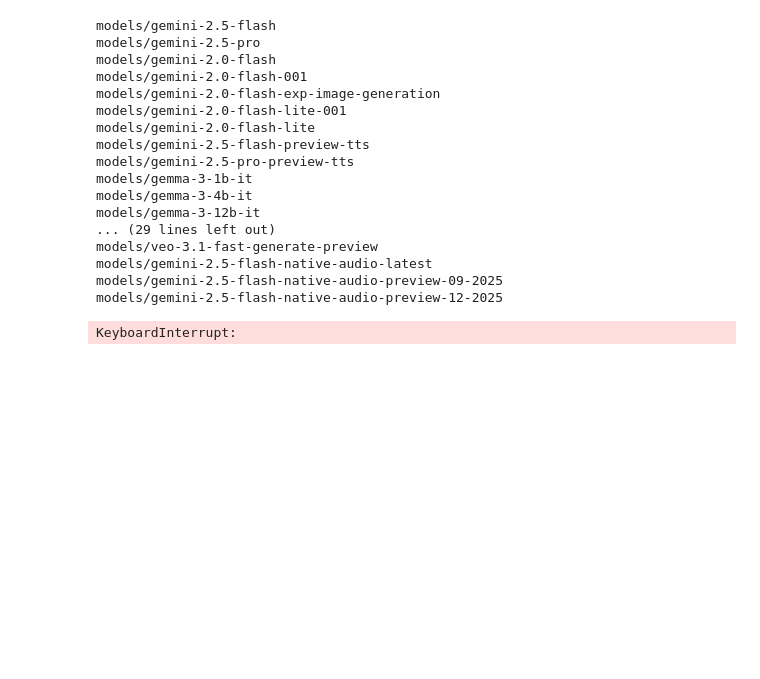
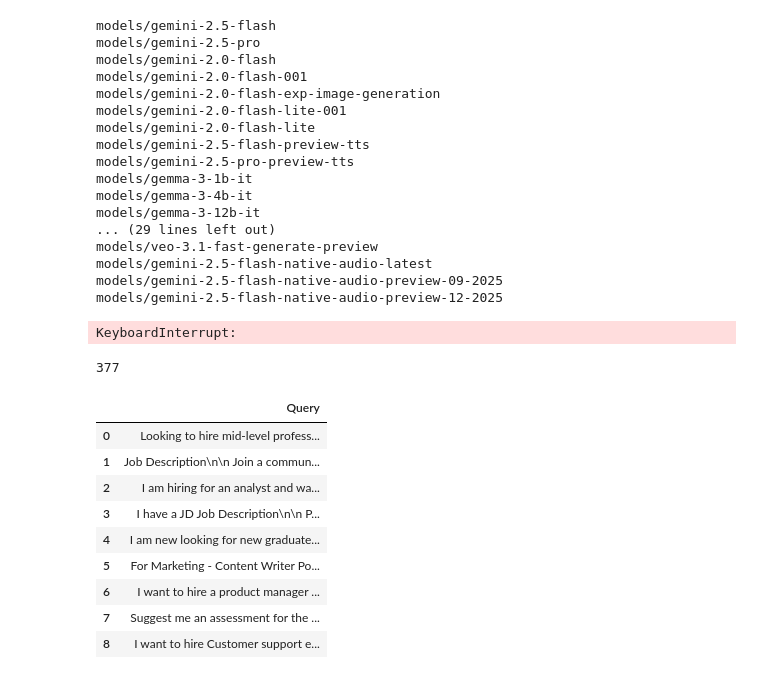
Before and after one commit to Arnav-Kapoor/Test-Recommendation-System, a Jupyter notebook: testing_code.ipynb, the cells around one changed output. Cells and saved outputs as stored; diff of their text form; code cells hidden in the pictures; blank space fills up the shorter version.

```diff
--- a/testing_code.ipynb
+++ b/testing_code.ipynb
@@ -96,0 +101,19 @@ KeyboardInterrupt:
+# %%
+len(all_info)
+# %% [output]
+377
+# %%
+test=pd.read_excel('Gen_AI Dataset.xlsx',sheet_name='Test-Set')
+# %%
+test
+# %% [output]
+|  | Query |
+| 0 | Looking to hire mid-level profess... |
+| 1 | Job Description\n\n Join a commun... |
+| 2 | I am hiring for an analyst and wa... |
+| 3 | I have a JD Job Description\n\n P... |
+| 4 | I am new looking for new graduate... |
+| 5 | For Marketing - Content Writer Po... |
+| 6 | I want to hire a product manager ... |
+| 7 | Suggest me an assessment for the ... |
+| 8 | I want to hire Customer support e... |
```
Also changed, not shown: parts of 17 cells of this notebook, 5 other files.
